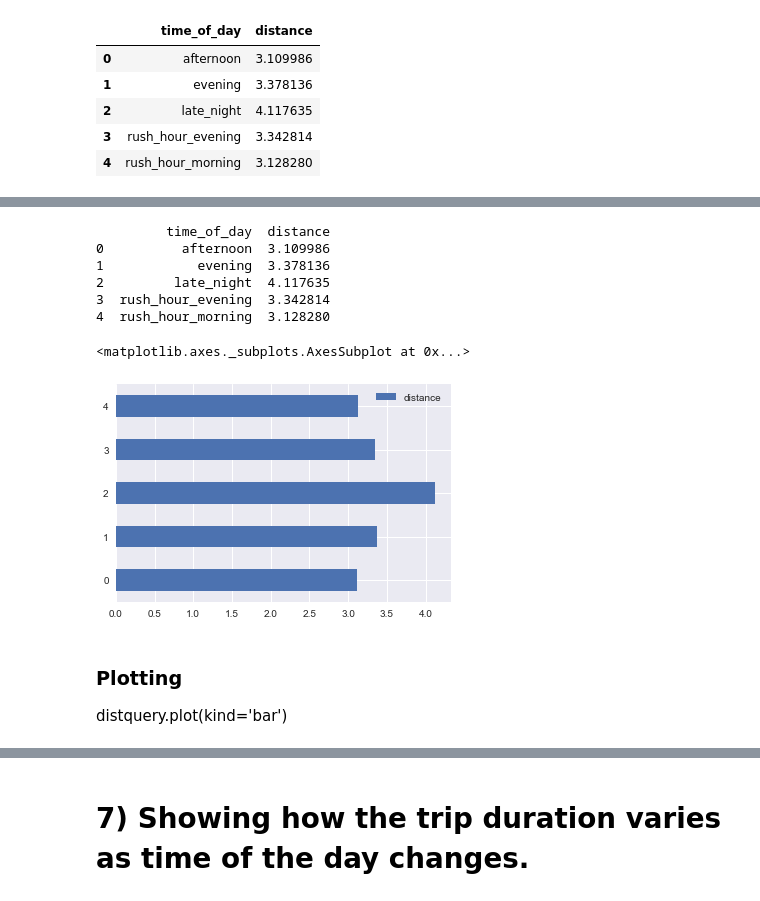
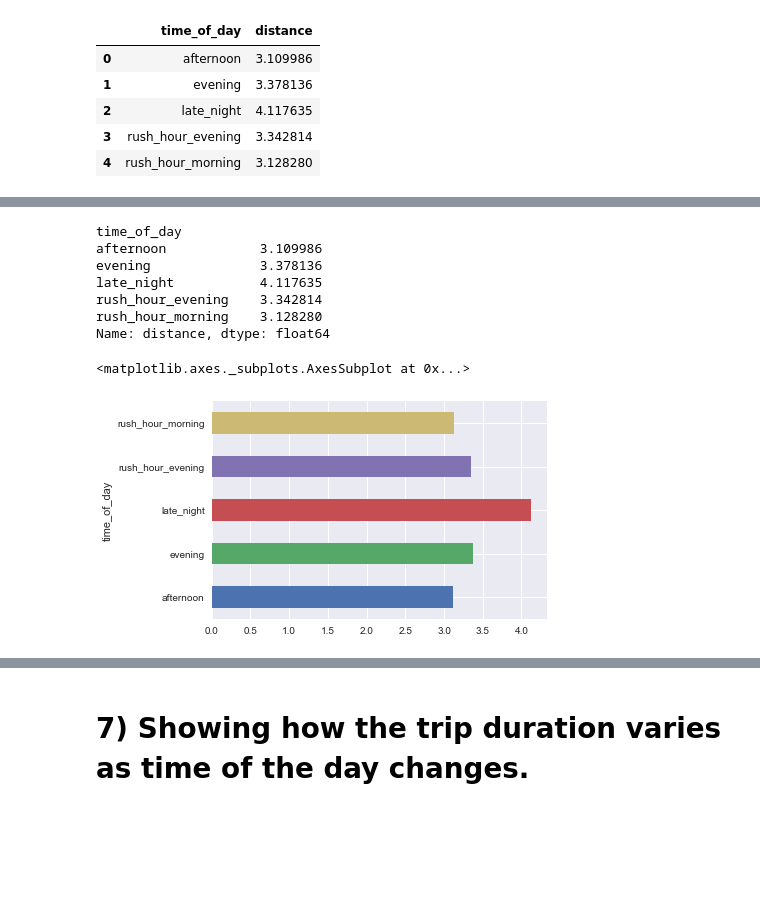
Before and after one commit to ekomurcu/NYC-Taxi-Trips-Analysis, a Jupyter notebook: src/source.ipynb, the cells around one changed output, grey strips where cells are left out. Cells and saved outputs as stored; diff of their text form; code cells hidden in the pictures; blank space fills up the shorter version.

Commit message:
Fixed the graph axis

```diff
--- a/src/source.ipynb
+++ b/src/source.ipynb
@@ -465,17 +374,18 @@ distquery.sort_values(['time_of_day'])
+# %%
+#Calculating average distance for each time_of_day
+distquery= data.groupby(by="time_of_day").mean()['distance']
+distquery
+# %% [output]
+time_of_day
+afternoon            3.109986
+evening              3.378136
+late_night           4.117635
+rush_hour_evening    3.342814
+rush_hour_morning    3.128280
+Name: distance, dtype: float64
 # %%
-distquery.set_index('time_of_day')
-print(distquery)
 #Plotting
 distquery.plot(kind='barh')
 # %% [output]
-         time_of_day  distance
-0          afternoon  3.109986
-1            evening  3.378136
-2         late_night  4.117635
-3  rush_hour_evening  3.342814
-4  rush_hour_morning  3.128280
+<matplotlib.axes._subplots.AxesSubplot at 0x...>
-<matplotlib.axes._subplots.AxesSubplot at 0x...>
-[figure, old version]
+[figure, new version]
-# %% [markdown]
-### Plotting
-distquery.plot(kind='bar')
```
Also changed, not shown: parts of 13 cells of this notebook.
